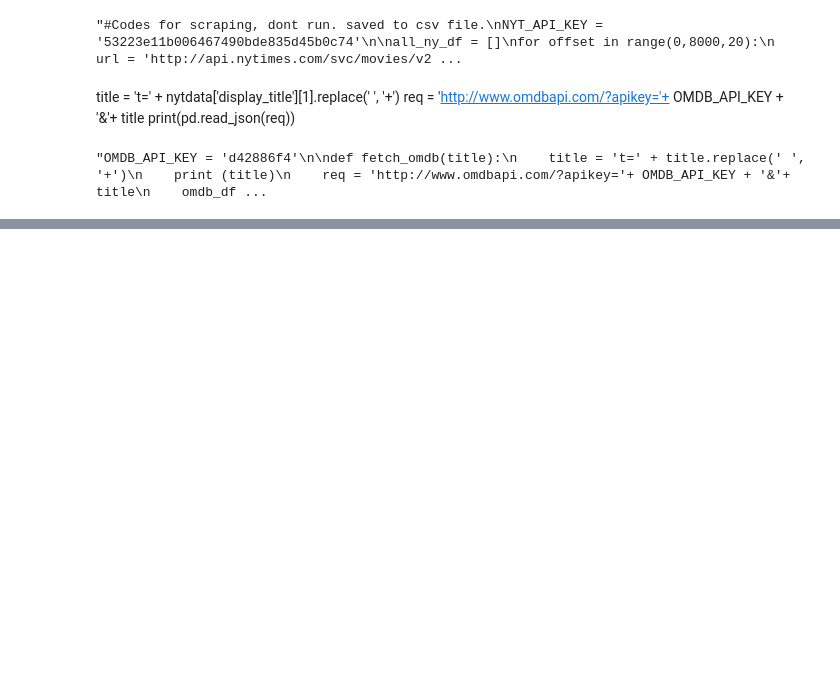
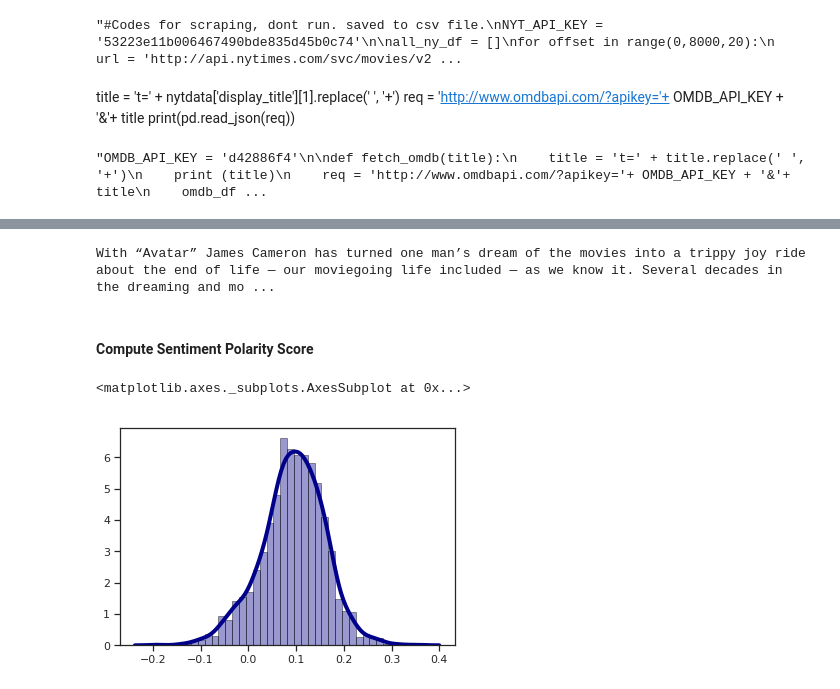
Before and after one commit to stephengou/Predictive-Model-Of-Movie-Revenues, a Jupyter notebook: Predictive Modelling of Revenues of Modern American Movies.ipynb, the cells around one changed output, grey strips where cells are left out. Drawn from its saved outputs; the diff is of its cells as text; code cells hidden in the pictures; blank space fills up the shorter version.

Commit message:
scrape ny review articles, sentiment polarity scores for articles

```diff
--- a/Predictive Modelling of Revenues of Modern American Movies.ipynb
+++ b/Predictive Modelling of Revenues of Modern American Movies.ipynb
@@ -666,0 +671,7 @@ complete.to_csv('omdb_data.csv')
+# %%
+import urllib.request
+from bs4 import BeautifulSoup
+ny_df = pd.read_csv(github_raw_root + 'NY_movie_reviews.csv')
+# %%
+reviews_list = []
+title_list = main_df['title'].tolist()
@@ -666,0 +727,16 @@ complete.to_csv('omdb_data.csv')
+# %%
+try:
+    page = urllib.request.urlopen('http://www.nytimes.com/2009/12/18/movies/18avatar.html').read()
+    soup = BeautifulSoup(page, "html.parser")
+    articlebody = soup.findAll('p', attrs = {'class':'story-body-text story-content'})
+    article =''
+    for body in articlebody:
+        article += body.get_text()
+    #map(lambda a: article += a, articlebody)
+    #[article = article + a.get_text() for a in articlebody]
+    print(article)
+    #print(articlebody[1].get_text())
+except urllib.error.HTTPError:
+    print('http error')
+# %% [output]
+With “Avatar” James Cameron has turned one man’s dream of the movies into a trippy joy ride about the end of life — our moviegoing life included — as we know it. Several decades in the dreaming and mo ...
@@ -666,0 +747,20 @@ complete.to_csv('omdb_data.csv')
+# %% [markdown]
+#### Compute Sentiment Polarity Score
+# %%
+from textblob import TextBlob
+ny_review_sentiment_df = pd.read_csv('/Datasets/ny_reviews_artcles.csv')
+ny_review_sentiment_df.head()
+# %%
+def compute_polarity(row):
+    blob = TextBlob(row['review_article'])
+    return blob.sentiment.polarity
+
+ny_review_sentiment_df['sentiment_polarity'] = ny_review_sentiment_df.apply(compute_polarity,axis=1)
+ny_review_sentiment_df[['title','sentiment_polarity']].to_csv('ny_reviews_sentiment.csv')
+sns.distplot(sent_scores, hist=True, kde=True,
+             color = 'darkblue',
+             hist_kws={'edgecolor':'black'},
+             kde_kws={'linewidth': 4})
+# %% [output]
+<matplotlib.axes._subplots.AxesSubplot at 0x...>
+[figure, added]
```
Also changed, not shown: parts of 4 cells of this notebook, 2 other files.
